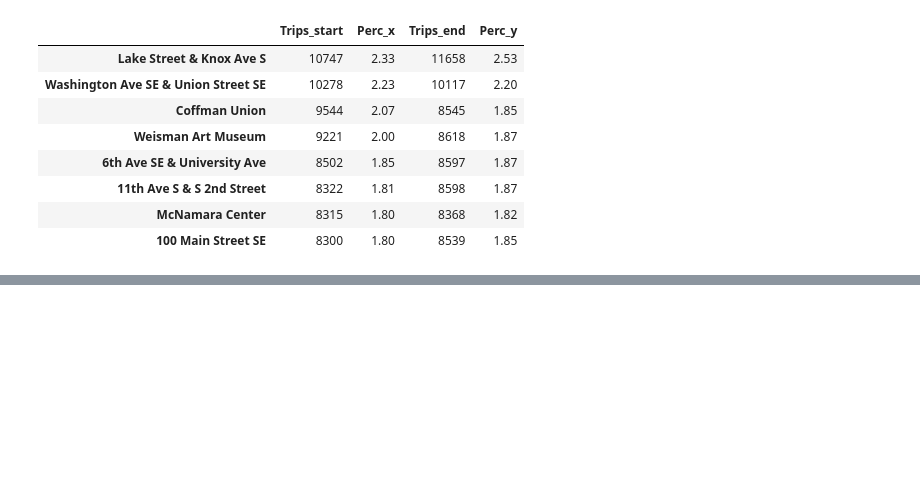
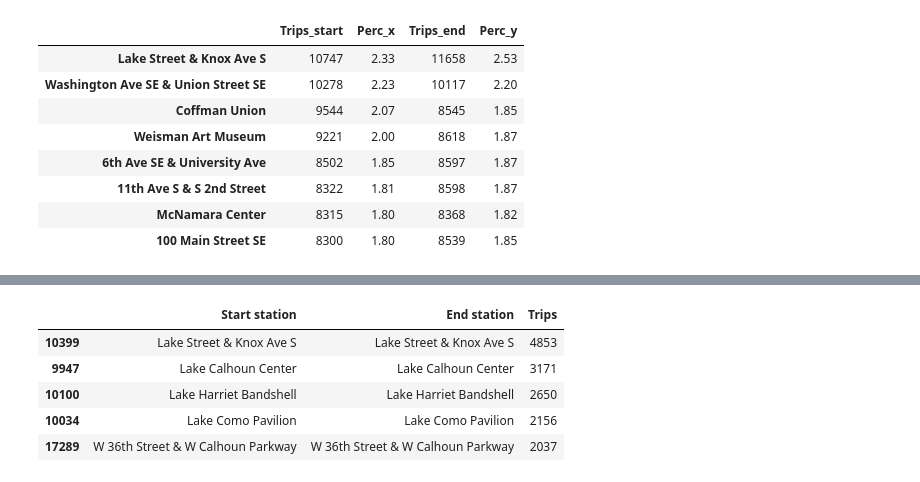
Before and after one commit to Pushkar-v/Nice-Ride-2017---Minnesota, a Jupyter notebook: EDA - 2017 Station Locations.ipynb, the cells around one changed output, grey strips where cells are left out. Drawn from its saved outputs; the diff is of its cells as text; code cells hidden in the pictures; blank space fills up the shorter version.

```diff
--- a/EDA - 2017 Station Locations.ipynb
+++ b/EDA - 2017 Station Locations.ipynb
@@ -81,0 +120,10 @@ pd.merge(start_trips.head(10), end_trips.head(10), left_index=True, right_index=
+# %%
+same_trips = freq_trips[freq_trips['Start station'] == freq_trips['End station']]
+same_trips.head()
+# %% [output]
+|  | Start station | End station | Trips |
+| 10399 | Lake Street & Knox Ave S | Lake Street & Knox Ave S | 4853 |
+| 9947 | Lake Calhoun Center | Lake Calhoun Center | 3171 |
+| 10100 | Lake Harriet Bandshell | Lake Harriet Bandshell | 2650 |
+| 10034 | Lake Como Pavilion | Lake Como Pavilion | 2156 |
+| 17289 | W 36th Street & W Calhoun Parkway | W 36th Street & W Calhoun Parkway | 2037 |
```
Also changed, not shown: parts of 13 cells of this notebook.
